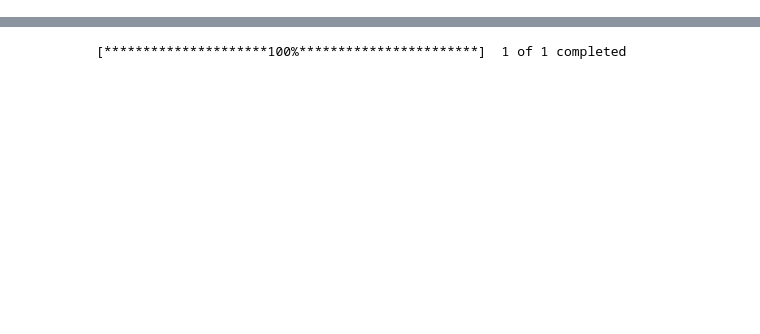
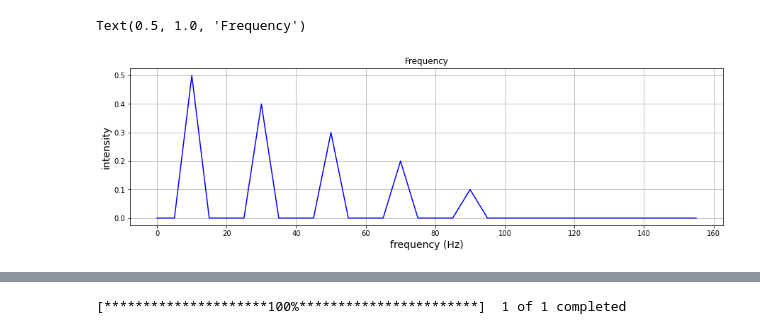
Before and after one commit to tsungyou/CDP_ZacksRank_TW1000, a Jupyter notebook: folder/MetaTrader_mq5_files/FFT_in_python.ipynb, the cells around one changed output, grey strips where cells are left out. Drawn from its saved outputs; the diff is of its cells as text; code cells hidden in the pictures; blank space fills up the shorter version.

```diff
--- a/folder/MetaTrader_mq5_files/FFT_in_python.ipynb
+++ b/folder/MetaTrader_mq5_files/FFT_in_python.ipynb
@@ -0,0 +27,12 @@
+# %%
+plt.figure(figsize=(15,4), dpi=72)
+yf = fft(y)
+xf = fftfreq(N, dt)
+plt.plot(xf[:N//128], 2/N*np.abs(yf[:N//128]), linestyle='-', color='blue')
+plt.grid()
+plt.xlabel('frequency (Hz)', fontsize=14)
+plt.ylabel('intensity', fontsize=14)
+plt.title("Frequency")
+# %% [output]
+Text(0.5, 1.0, 'Frequency')
+[figure, added]
```
Also changed, not shown: parts of 7 cells of this notebook.
